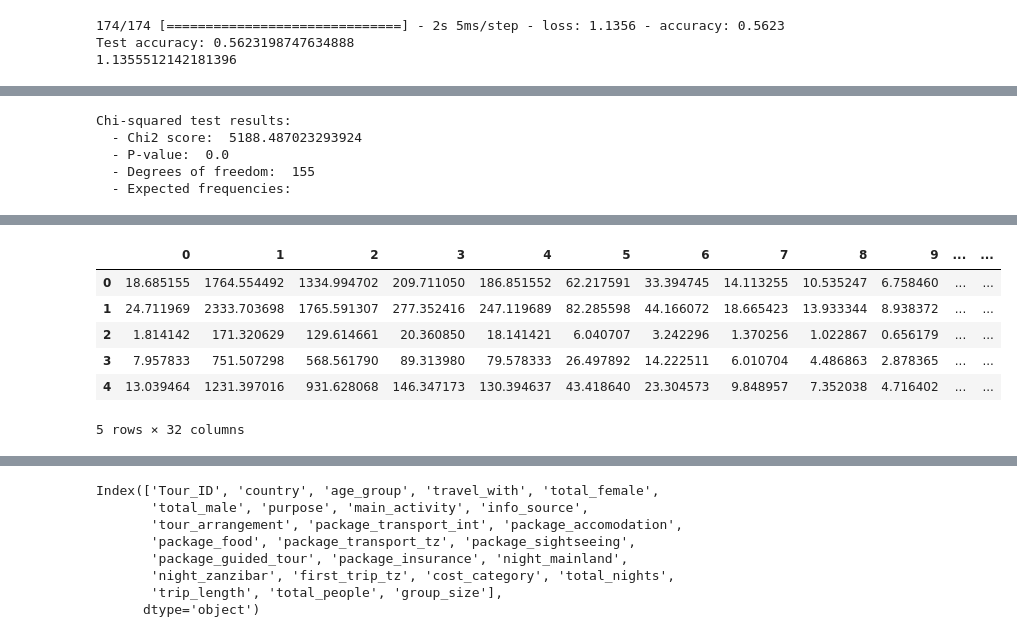
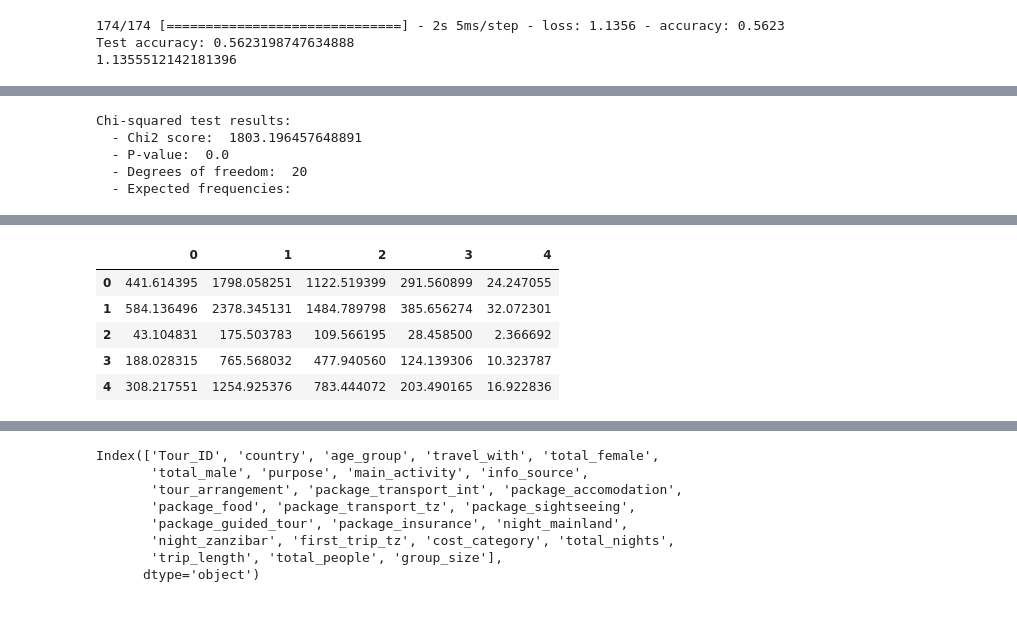
Before and after one commit to Njaramba-Riri/expenditure-prediction, a Jupyter notebook: trial.ipynb, the cells around one changed output, grey strips where cells are left out. Drawn from its saved outputs; the diff is of its cells as text; code cells hidden in the pictures.

```diff
--- a/trial.ipynb
+++ b/trial.ipynb
@@ -244,32 +244,31 @@ from kfold import skfold
 # %%
 from scipy.stats import chi2_contingency
 
-ct=pd.crosstab(data['cost_category'] ,[data['total_people']])#, data['night_zanzibar']])
+ct=pd.crosstab(data['cost_category'] ,[data['age_group']])#, data['night_zanzibar']])
 
 chi2, p, dof, expected=chi2_contingency(ct)
 
 print("Chi-squared test results:")
 print("  - Chi2 score: ", chi2)
 print("  - P-value: ", p)
 print("  - Degrees of freedom: ", dof)
 print("  - Expected frequencies: ")
 expected=pd.DataFrame(expected)
 expected.head(5)
 # %% [output]
 [interactive output not drawn]
 Chi-squared test results:
-  - Chi2 score:  5188.487023293924
+  - Chi2 score:  1803.196457648891
   - P-value:  0.0
-  - Degrees of freedom:  155
+  - Degrees of freedom:  20
   - Expected frequencies:
 [interactive output not drawn]
-|  | 0 | 1 | 2 | 3 | 4 | 5 | 6 | 7 | 8 | 9 | ... | ... |
-| 0 | 18.685155 | 1764.554492 | 1334.994702 | 209.711050 | 186.851552 | 62.217591 | 33.394745 | 14.113255 | 10.535247 | 6.758460 | ... | ... |
-| 1 | 24.711969 | 2333.703698 | 1765.591307 | 277.352416 | 247.119689 | 82.285598 | 44.166072 | 18.665423 | 13.933344 | 8.938372 | ... | ... |
-| 2 | 1.814142 | 171.320629 | 129.614661 | 20.360850 | 18.141421 | 6.040707 | 3.242296 | 1.370256 | 1.022867 | 0.656179 | ... | ... |
-| 3 | 7.957833 | 751.507298 | 568.561790 | 89.313980 | 79.578333 | 26.497892 | 14.222511 | 6.010704 | 4.486863 | 2.878365 | ... | ... |
-| 4 | 13.039464 | 1231.397016 | 931.628068 | 146.347173 | 130.394637 | 43.418640 | 23.304573 | 9.848957 | 7.352038 | 4.716402 | ... | ... |
+|  | 0 | 1 | 2 | 3 | 4 |
+| 0 | 441.614395 | 1798.058251 | 1122.519399 | 291.560899 | 24.247055 |
+| 1 | 584.136496 | 2378.345131 | 1484.789798 | 385.656274 | 32.072301 |
+| 2 | 43.104831 | 175.503783 | 109.566195 | 28.458500 | 2.366692 |
+| 3 | 188.028315 | 765.568032 | 477.940560 | 124.139306 | 10.323787 |
+| 4 | 308.217551 | 1254.925376 | 783.444072 | 203.490165 | 16.922836 |
-5 rows × 32 columns
 # %%
 ct_df=pd.DataFrame(ct)
 ct_df
```
Also changed, not shown: parts of 2 cells of this notebook, 2 other files.
